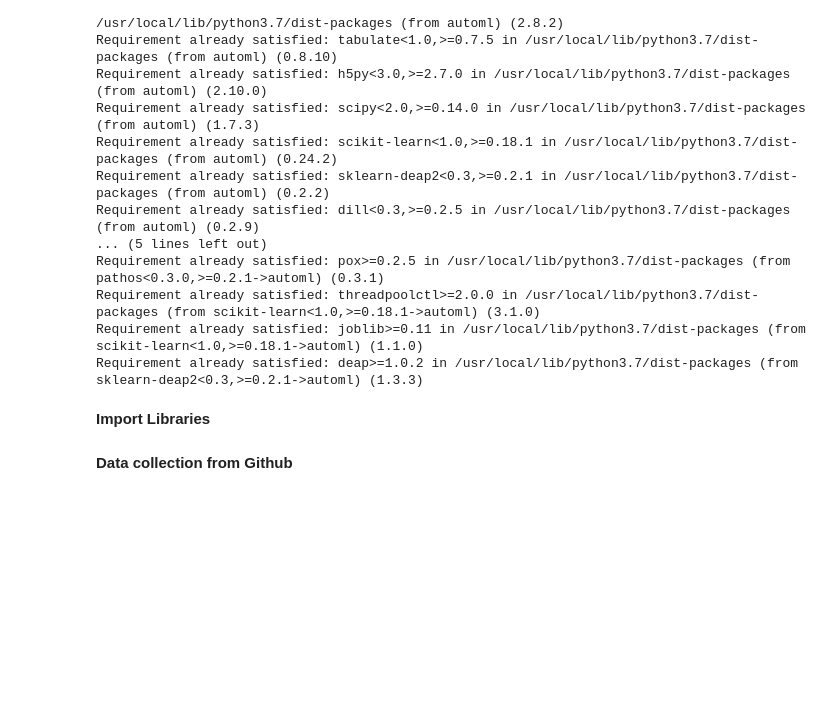
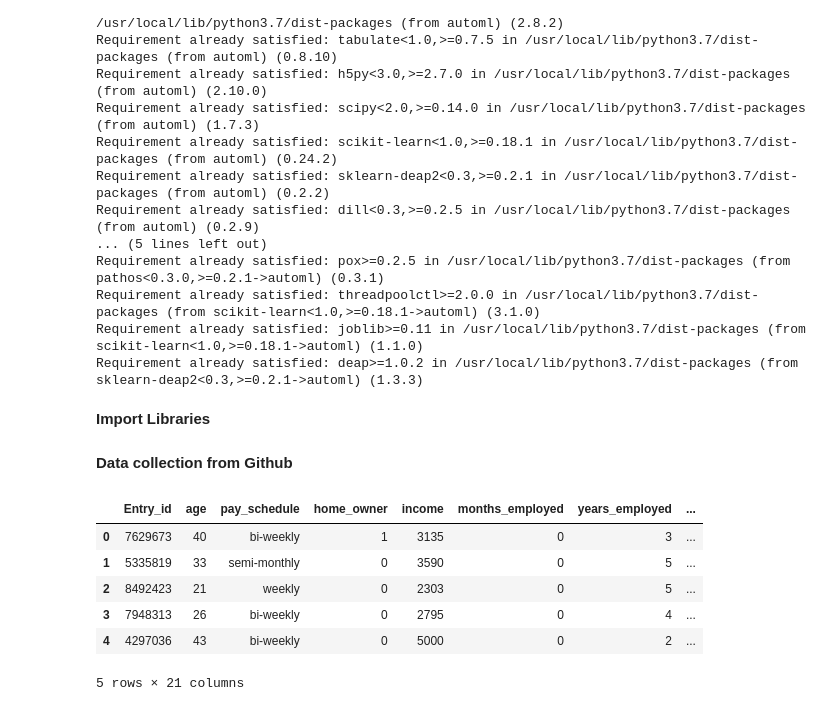
Before and after one commit to zreal135/Team_Pandas, a Jupyter notebook: Team_Pandas_DatafestAfrica_ML_Hackathon.ipynb, the cells around one changed output. Drawn from its saved outputs; the diff is of its cells as text; code cells hidden in the pictures; blank space fills up the shorter version.

```diff
--- a/Team_Pandas_DatafestAfrica_ML_Hackathon.ipynb
+++ b/Team_Pandas_DatafestAfrica_ML_Hackathon.ipynb
@@ -41,3 +41,13 @@ from scipy import stats
 #loading the dataset from github
 train = pd.read_csv('https://raw.githubusercontent.com/zreal135/Team_Pandas/main/train.csv')
 test = pd.read_csv ('https://raw.githubusercontent.com/zreal135/Team_Pandas/main/test.csv')
+# %%
+train.head()
+# %% [output]
+|  | Entry_id | age | pay_schedule | home_owner | income | months_employed | years_employed | ... |
+| 0 | 7629673 | 40 | bi-weekly | 1 | 3135 | 0 | 3 | ... |
+| 1 | 5335819 | 33 | semi-monthly | 0 | 3590 | 0 | 5 | ... |
+| 2 | 8492423 | 21 | weekly | 0 | 2303 | 0 | 5 | ... |
+| 3 | 7948313 | 26 | bi-weekly | 0 | 2795 | 0 | 4 | ... |
+| 4 | 4297036 | 43 | bi-weekly | 0 | 5000 | 0 | 2 | ... |
+5 rows × 21 columns
```
Also changed, not shown: parts of 3 cells of this notebook.
